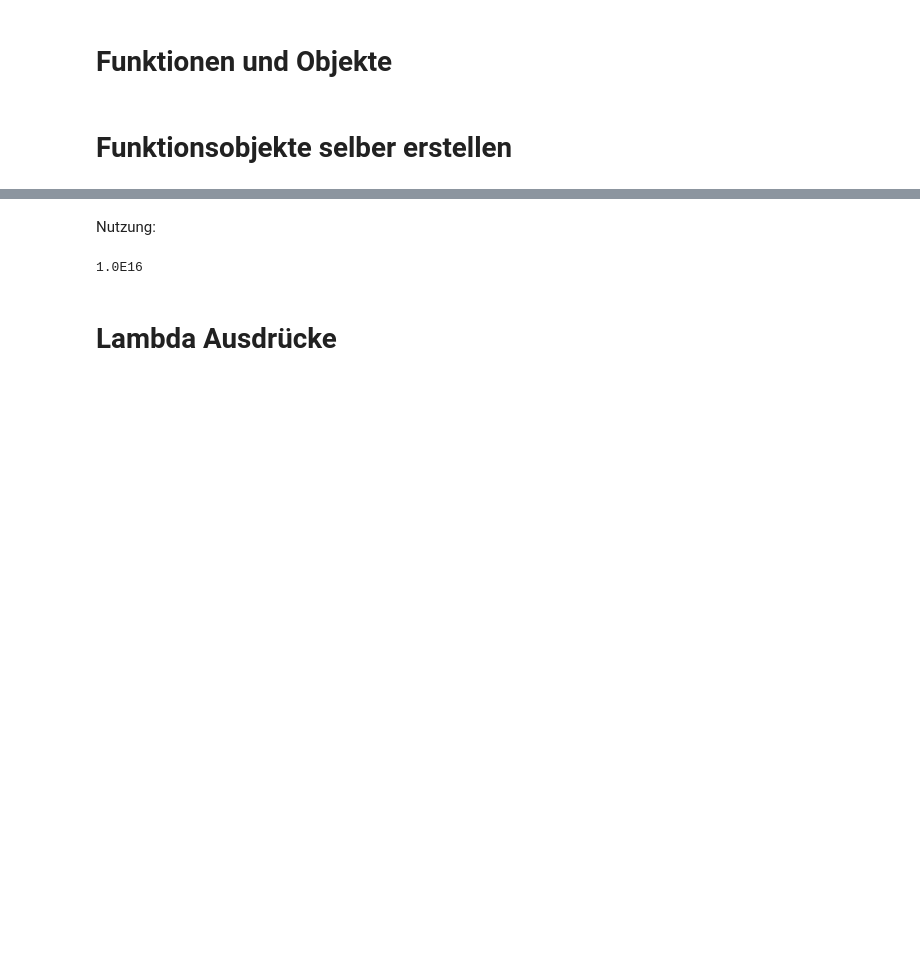
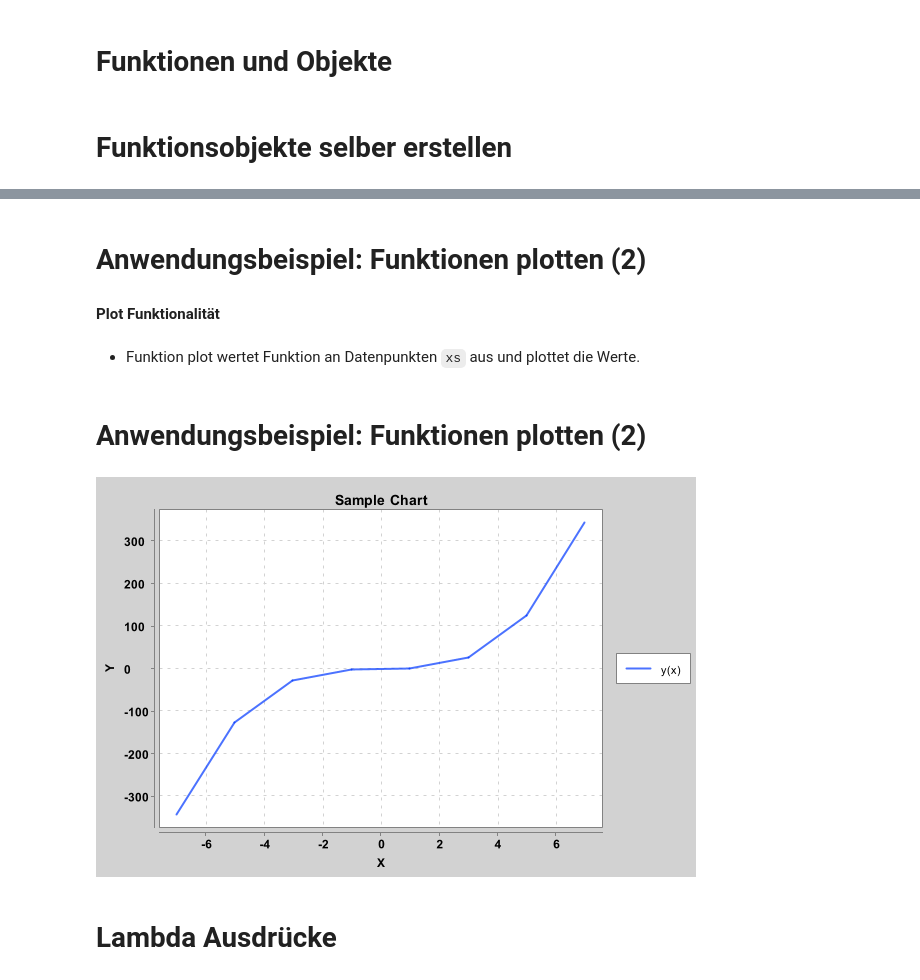
Before and after one commit to unibas-marcelluethi/gdp, a Jupyter notebook: slides/Lambdas.ipynb, the cells around one changed output, grey strips where cells are left out. Drawn from its saved outputs; the diff is of its cells as text; code cells hidden in the pictures; blank space fills up the shorter version.

````diff
--- a/slides/Lambdas.ipynb
+++ b/slides/Lambdas.ipynb
@@ -279,0 +273,6 @@ interface Function<T, R>  {
+# %% [markdown]
+# Anwendungsbeispiel: Funktionen plotten (2)
+
+#### Plot Funktionalität
+# %% [markdown]
+* Funktion plot wertet Funktion an Datenpunkten ```xs``` aus und plottet die Werte.
@@ -280,26 +288,14 @@ interface Function<T, R>  {
+# %% [markdown]
+# Anwendungsbeispiel: Funktionen plotten (2)
 # %%
-Function<Double, Double> square = new Function<>() {
-    public Double apply(Double x) {
-        return x * x;
-    }
+Function<Double, Double> cubic = new Function<>() {
+    public Double apply(Double x) { return x * x * x; }
 };
 
-Function<String, Double> stringToDouble = new Function<>() {
-    public Double apply(String s) {
-        return Double.parseDouble(s);
-    }
-};
+double[] xs = {-7, -5, -3, -1, 1,3,5,7};
+plot(xs, cubic)
+# %% [output]
+[figure, added]
-# %% [markdown]
-Nutzung:
-# %%
-
- Function<Double, Double> ident = Function.identity();
- ident.apply(5.0);
-
-Function<String, Double> fcircg = square.compose(stringToDouble);
-fcircg.apply("1e8");
-# %% [output]
-1.0E16
 # %% [markdown]
 # Lambda Ausdrücke
 # %% [markdown]
````
Also changed, not shown: parts of 39 cells of this notebook, 6 other files.
